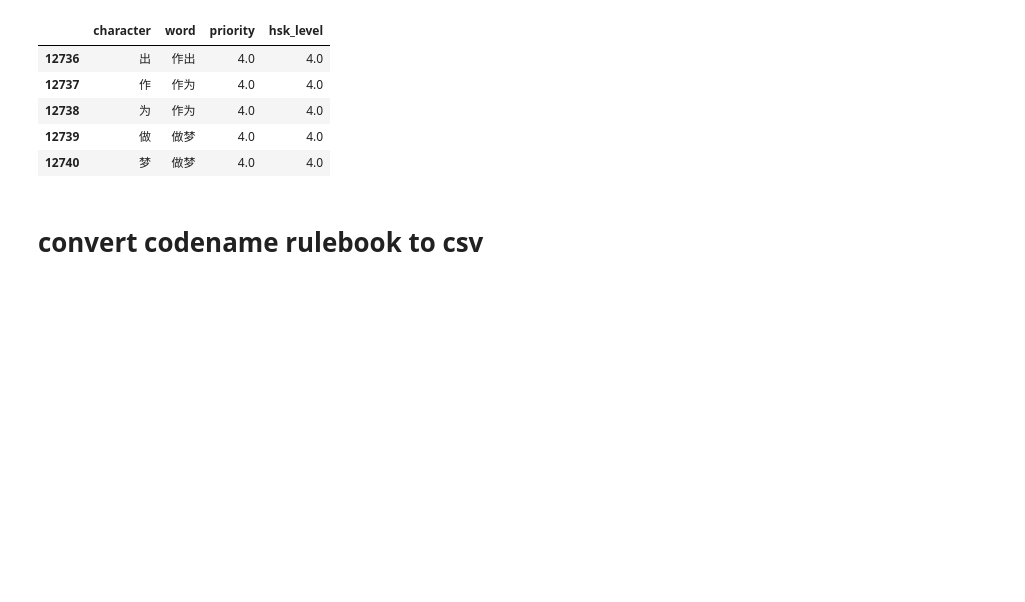
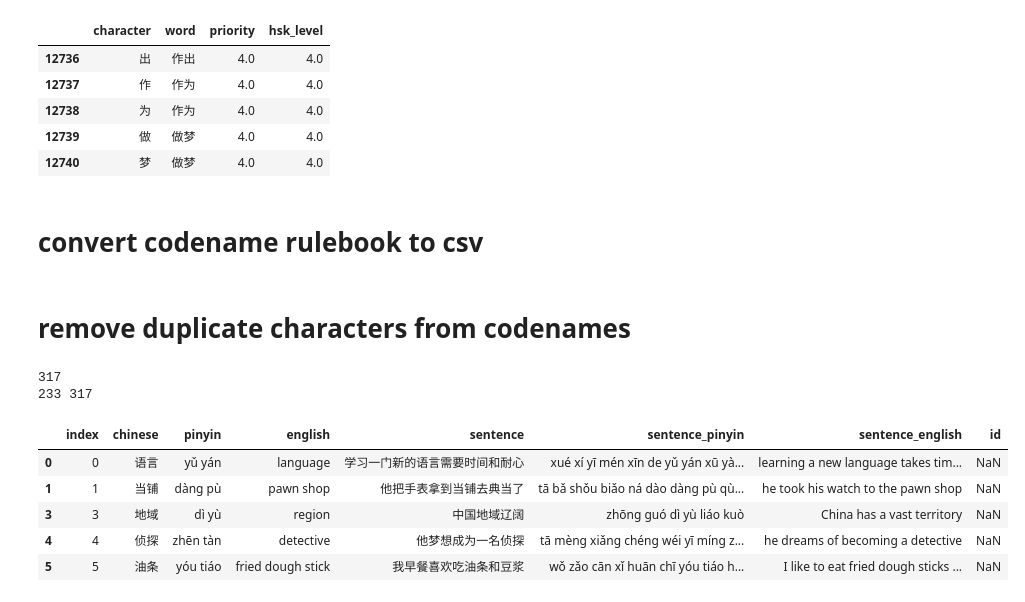
Before and after one commit to srcole/my_mandarin_database, a Jupyter notebook: sandbox.ipynb, the cells around one changed output. Saved outputs shown, nothing was run; the diff lists cells and outputs as text; code cells hidden in the pictures; blank space fills up the shorter version.

```diff
--- a/sandbox.ipynb
+++ b/sandbox.ipynb
@@ -473,3 +473,22 @@ Name: count, dtype: int64
 # %%
 df_cn_raw = pd.read_csv('static/texts/raw/codenames_book_v1.tsv', delimiter='\t')[['chinese','pinyin', 'english']].dropna()
 df_cn_raw.reset_index().to_csv('static/texts/lists/codenames_rulebook_v1.csv', index=False)
+# %% [markdown]
+# remove duplicate characters from codenames
+# %%
+df_codenames = pd.read_csv('static/texts/lists/codenames_list_317.csv')
+print(len(df_codenames))
+df_all_vocab = pd.read_csv('static/latest_data.csv')
+df_merged = df_codenames.merge(df_all_vocab[['chinese', 'id']], on='chinese', how='left')
+print(df_merged['id'].isna().sum(), len(df_codenames))
+df_merged[pd.isna(df_merged['id'])].to_csv('static/texts/lists/codenames_list_317_enhanced.csv', index=False)
+df_merged[pd.isna(df_merged['id'])].head()
+# %% [output]
+317
+233 317
+|  | index | chinese | pinyin | english | sentence | sentence_pinyin | sentence_english | id |
+| 0 | 0 | 语言 | yǔ yán | language | 学习一门新的语言需要时间和耐心 | xué xí yī mén xīn de yǔ yán xū yà... | learning a new language takes tim... | NaN |
+| 1 | 1 | 当铺 | dàng pù | pawn shop | 他把手表拿到当铺去典当了 | tā bǎ shǒu biǎo ná dào dàng pù qù... | he took his watch to the pawn shop | NaN |
+| 3 | 3 | 地域 | dì yù | region | 中国地域辽阔 | zhōng guó dì yù liáo kuò | China has a vast territory | NaN |
+| 4 | 4 | 侦探 | zhēn tàn | detective | 他梦想成为一名侦探 | tā mèng xiǎng chéng wéi yī míng z... | he dreams of becoming a detective | NaN |
+| 5 | 5 | 油条 | yóu tiáo | fried dough stick | 我早餐喜欢吃油条和豆浆 | wǒ zǎo cān xǐ huān chī yóu tiáo h... | I like to eat fried dough sticks ... | NaN |
```
Also changed, not shown: parts of 1 cell of this notebook, 10 other files.
